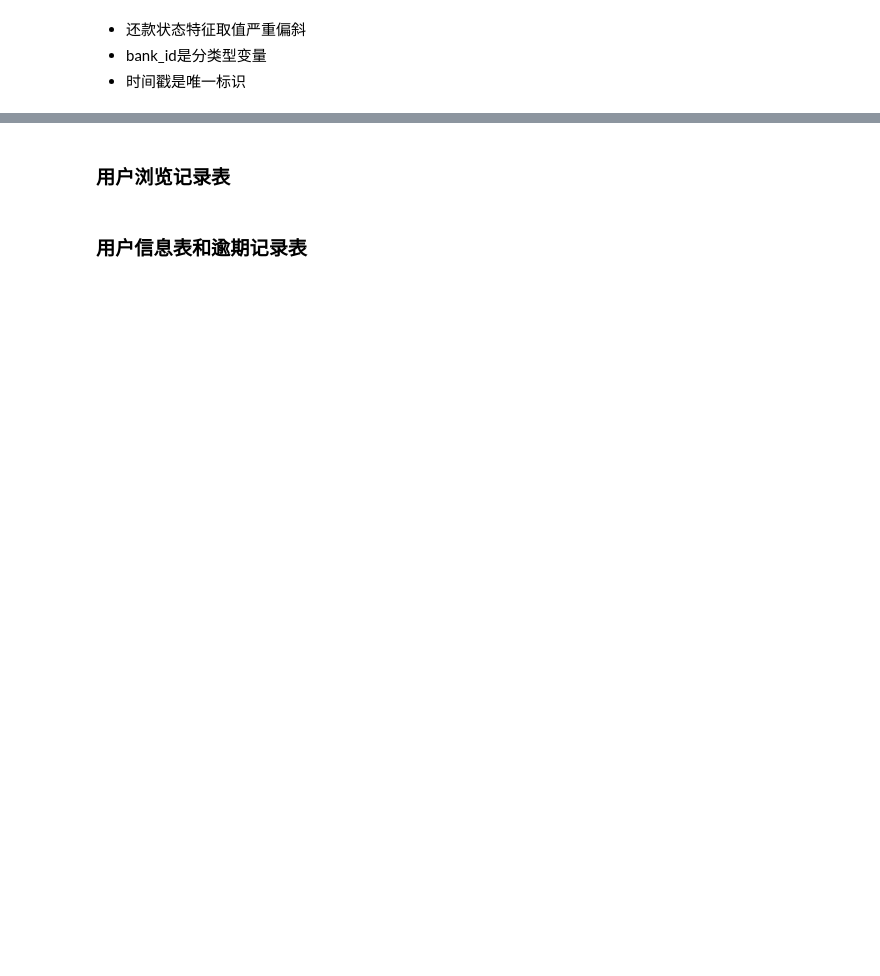
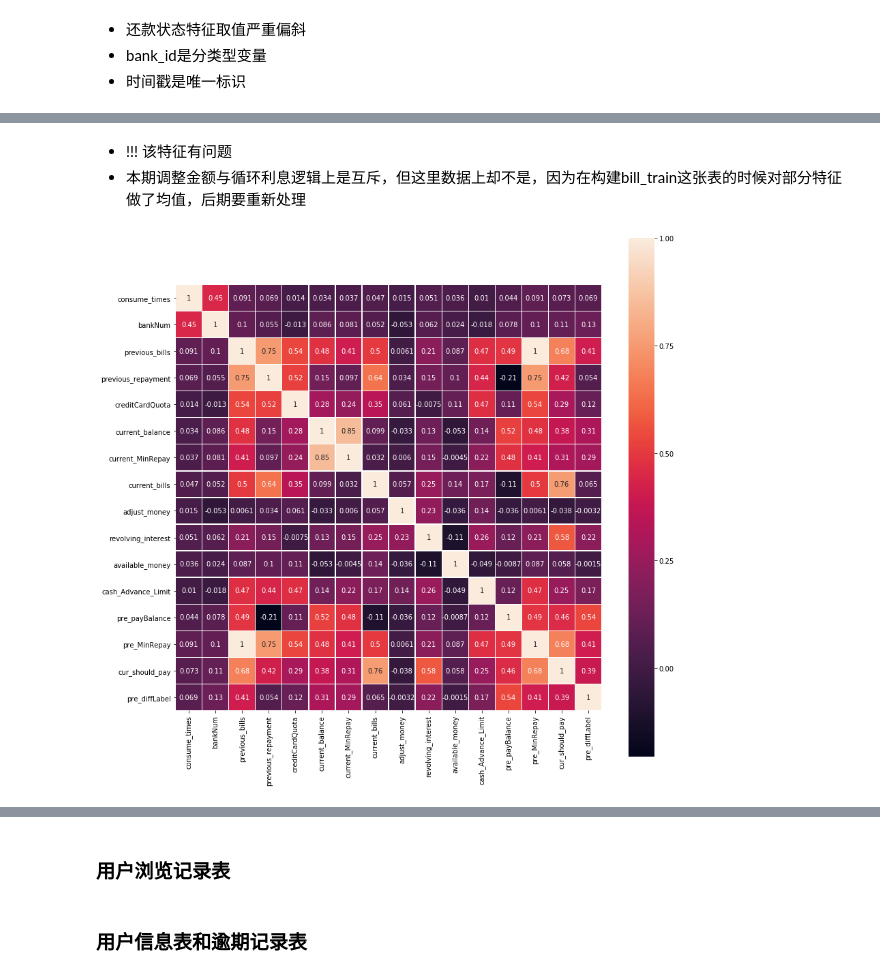
Before and after one commit to qmylzx/UserLoan, a Jupyter notebook: algorithm/src/EDA.ipynb, the cells around one changed output, grey strips where cells are left out. Saved outputs shown, nothing was run; the diff lists cells and outputs as text; code cells hidden in the pictures; blank space fills up the shorter version.

```diff
--- a/algorithm/src/EDA.ipynb
+++ b/algorithm/src/EDA.ipynb
@@ -253,0 +310,26 @@ bill_train = pd.merge(nunique_id, mean_process, how='left', on='user_id')
+# %%
+# 上期还款差额
+bill_train['pre_payBalance'] = bill_train['previous_bills'] - bill_train['previous_repayment']
+# %%
+# 上期账单最低还款金额（取上期账单金额的10%）
+bill_train['pre_MinRepay'] = bill_train['previous_bills'] * 0.1
+# %%
+# 本期应还金额
+bill_train['cur_should_pay'] = (bill_train['previous_bills'] - bill_train['previous_repayment'] +
+                                bill_train['current_bills'] - bill_train['adjust_money'] +
+                                bill_train['revolving_interest'])
+# %%
+# 上期还款差额二值化
+# 互斥特征：本期调整金额 与 循环利息，0代表有调整金额，1代表有循环利息
+bill_train['pre_diffLabel'] = 0
+bill_train.loc[bill_train['pre_payBalance'] > 0, 'pre_diffLabel'] = 1
+# %% [markdown]
+- !!! 该特征有问题
+- 本期调整金额与循环利息逻辑上是互斥，但这里数据上却不是，因为在构建bill_train这张表的时候对部分特征做了均值，后期要重新处理
+# %%
+bill_train_corr = bill_train.drop('user_id', axis=1).corr()
+plt.subplots(figsize=(14, 14))
+sns.heatmap(bill_train_corr, square=True, annot=True, linewidths=0.3)
+plt.show()
+# %% [output]
+[figure, added]
```
Also changed, not shown: parts of 44 cells of this notebook, 1 other file.
